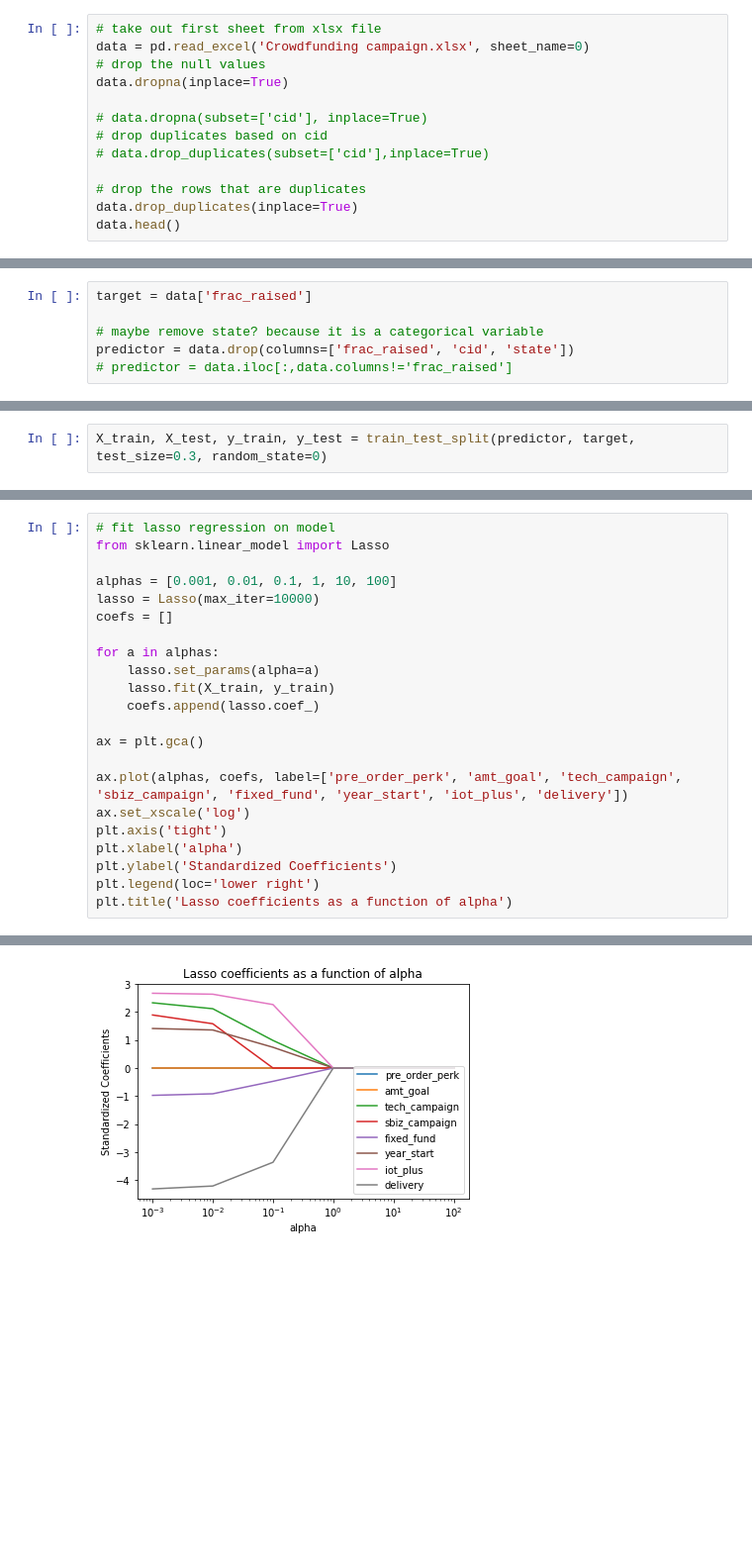
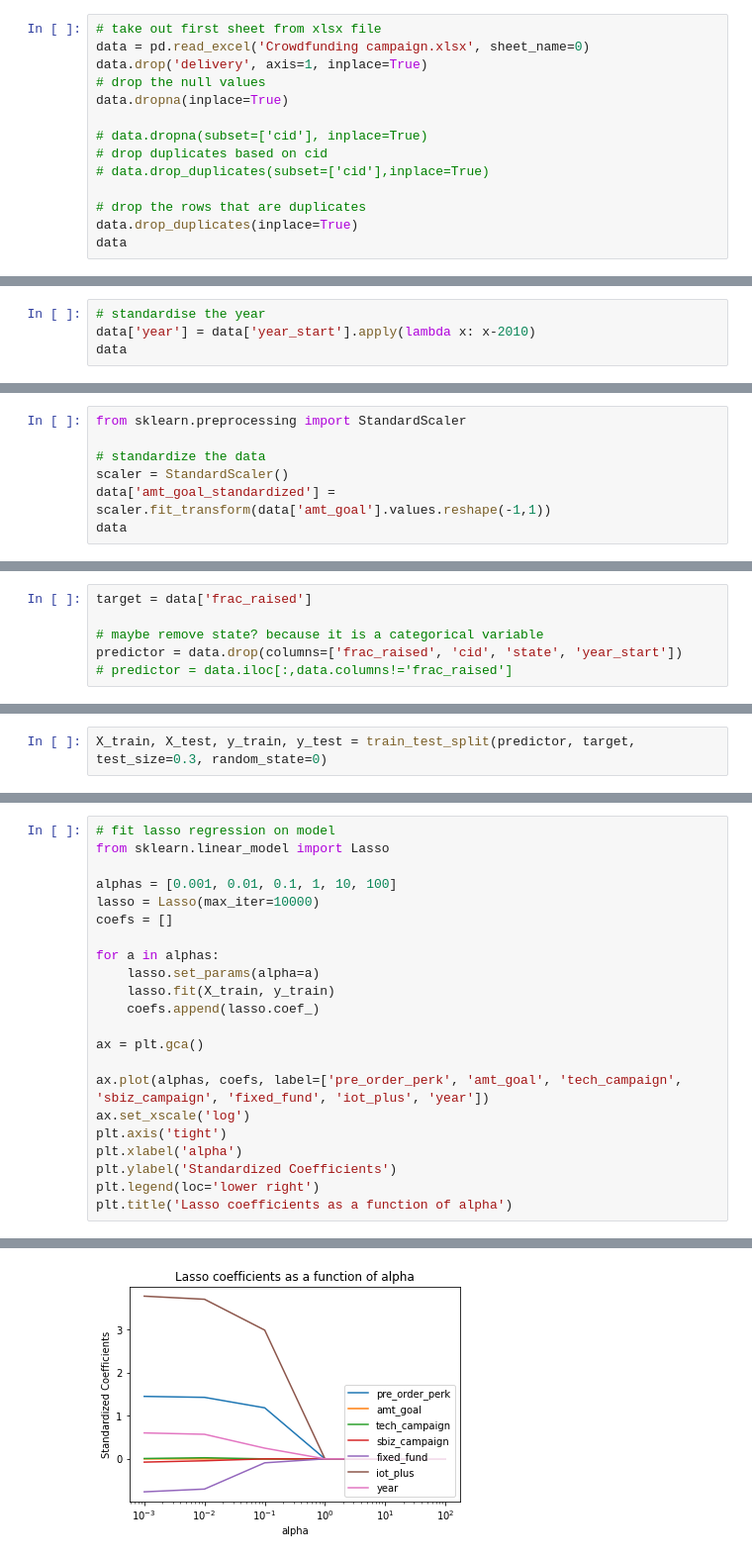
Before and after one commit to VedanshiShah7/Machine-Learning-In-Finance, a Jupyter notebook: Project 2/Project 2.ipynb, the cells around one changed output, grey strips where cells are left out. Shown: that part at 99% size. Saved outputs shown, nothing was run; the diff lists cells and outputs as text; blank space fills up the shorter version.

```diff
--- a/Project 2/Project 2.ipynb
+++ b/Project 2/Project 2.ipynb
@@ -8,6 +8,7 @@ import seaborn as sns
 # %%
 # take out first sheet from xlsx file
 data = pd.read_excel('Crowdfunding campaign.xlsx', sheet_name=0)
+data.drop('delivery', axis=1, inplace=True)
 # drop the null values
 data.dropna(inplace=True)
 
@@ -17,6 +18,6 @@ data.dropna(inplace=True)
 
 # drop the rows that are duplicates
 data.drop_duplicates(inplace=True)
-data.head()
+data
 # %% [output]
 |  | cid | pre_order_perk | amt_goal | frac_raised | tech_campaign | sbiz_campaign | fixed_fund | state | ... |
@@ -44,0 +53,4 @@ data.describe()
+# %%
+# standardise the year
+data['year'] = data['year_start'].apply(lambda x: x-2010)
+data
@@ -44,0 +71,7 @@ data.describe()
+# %%
+from sklearn.preprocessing import StandardScaler
+
+# standardize the data
+scaler = StandardScaler()
+data['amt_goal_standardized'] = scaler.fit_transform(data['amt_goal'].values.reshape(-1,1))
+data
@@ -83,5 +130,5 @@ plt.show()
 target = data['frac_raised']
 
 # maybe remove state? because it is a categorical variable
-predictor = data.drop(columns=['frac_raised', 'cid', 'state'])
+predictor = data.drop(columns=['frac_raised', 'cid', 'state', 'year_start'])
 # predictor = data.iloc[:,data.columns!='frac_raised']
@@ -107,25 +174,25 @@ RMSE is 7.152140250823968
 # %%
 # fit lasso regression on model
 from sklearn.linear_model import Lasso
 
 alphas = [0.001, 0.01, 0.1, 1, 10, 100]
 lasso = Lasso(max_iter=10000)
 coefs = []
 
 for a in alphas:
     lasso.set_params(alpha=a)
     lasso.fit(X_train, y_train)
     coefs.append(lasso.coef_)
 
 ax = plt.gca()
 
-ax.plot(alphas, coefs, label=['pre_order_perk', 'amt_goal', 'tech_campaign', 'sbiz_campaign', 'fixed_fund', 'year_start', 'iot_plus', 'delivery'])
+ax.plot(alphas, coefs, label=['pre_order_perk', 'amt_goal', 'tech_campaign', 'sbiz_campaign', 'fixed_fund', 'iot_plus', 'year'])
 ax.set_xscale('log')
 plt.axis('tight')
 plt.xlabel('alpha')
 plt.ylabel('Standardized Coefficients')
 plt.legend(loc='lower right')
 plt.title('Lasso coefficients as a function of alpha')
 # %% [output]
 Text(0.5, 1.0, 'Lasso coefficients as a function of alpha')
-[figure, old version]
+[figure, new version]
```
Also changed, not shown: parts of 11 cells of this notebook, 1 other file.
